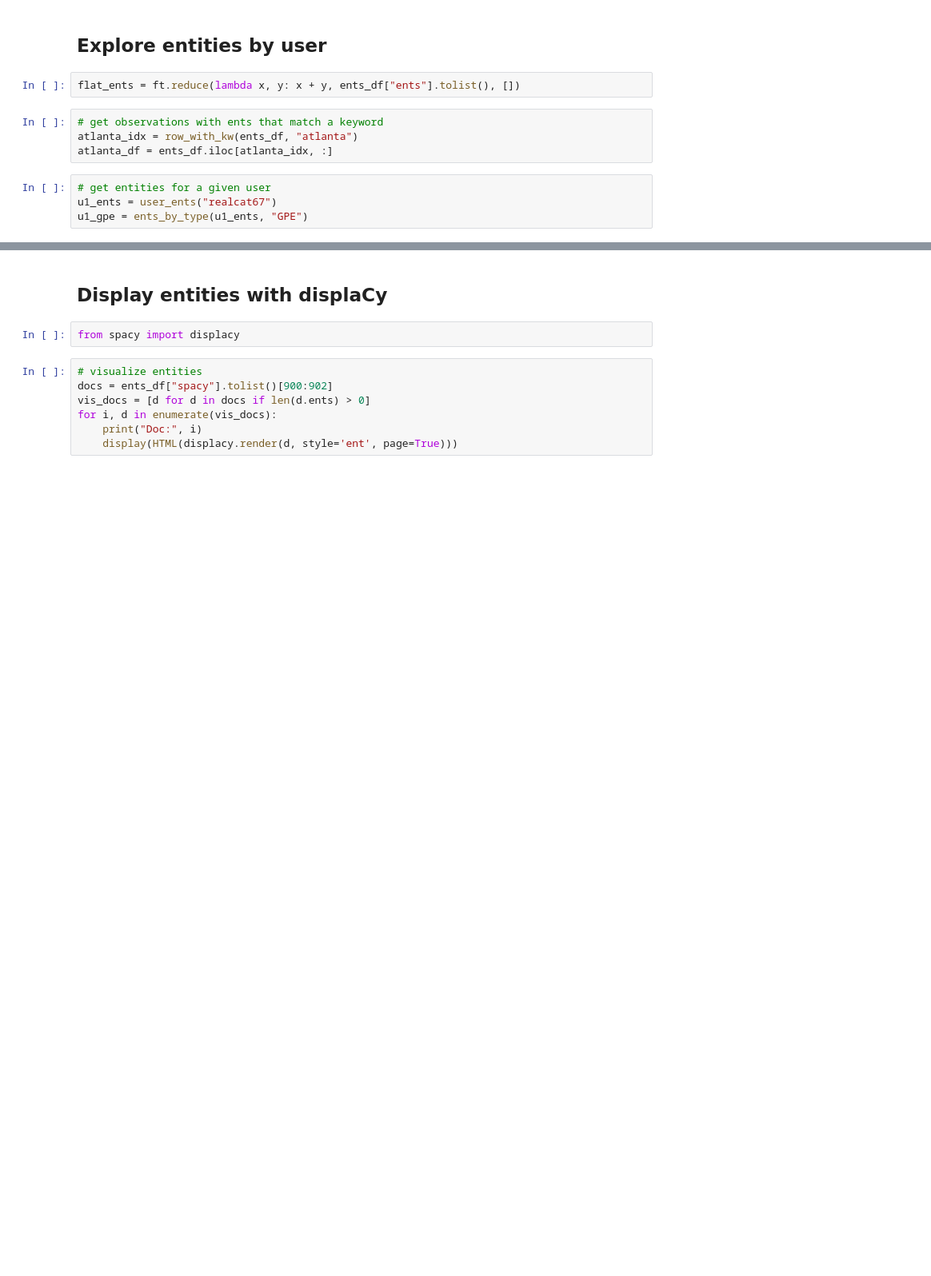
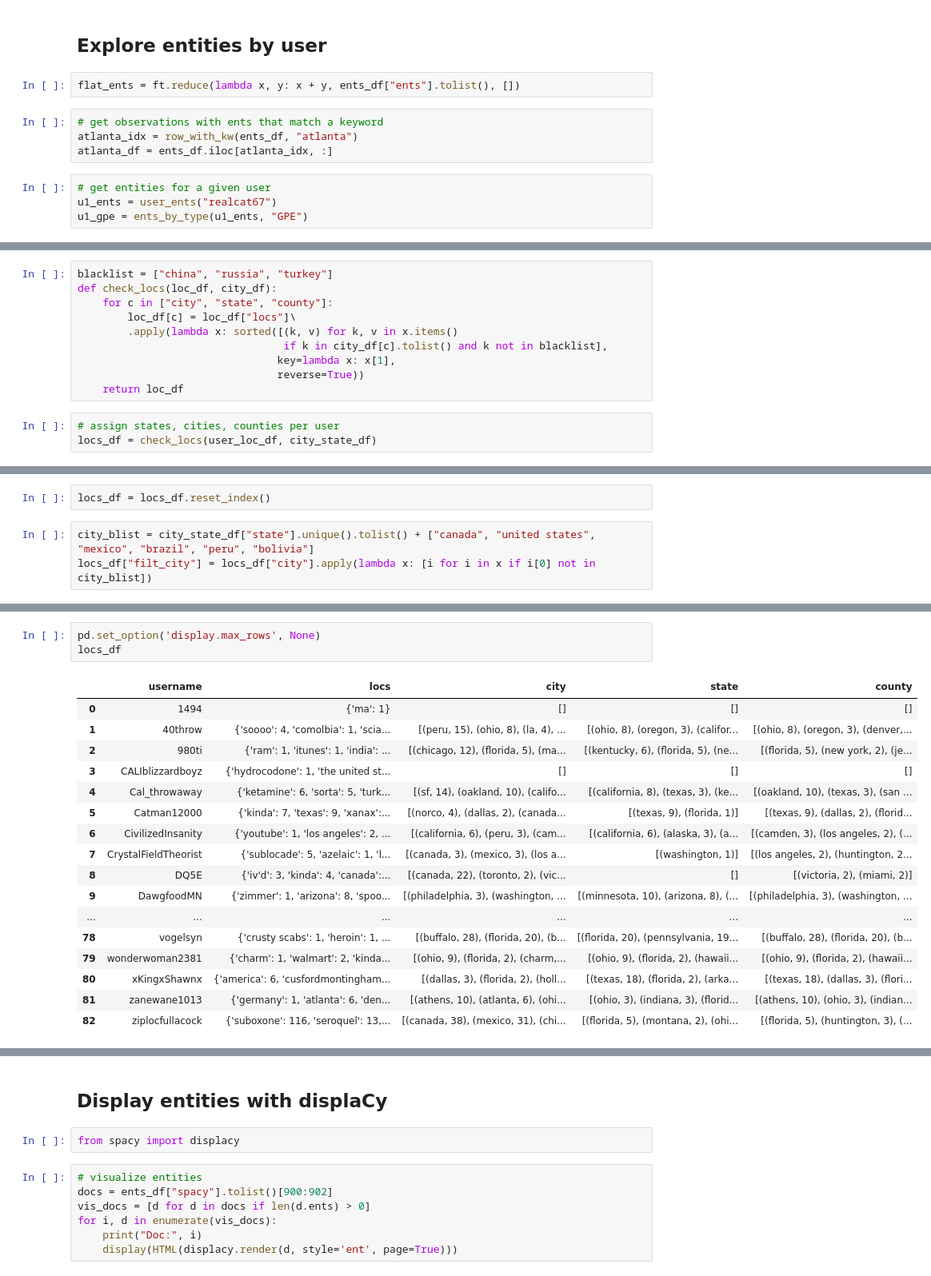
Before and after one commit to akilby/drug_pricing, a Jupyter notebook: explore.ipynb, the cells around one changed output, grey strips where cells are left out. Shown at 80% size. Saved outputs shown, nothing was run; the diff lists cells and outputs as text; blank space fills up the shorter version.

```diff
--- a/explore.ipynb
+++ b/explore.ipynb
@@ -185,0 +220,13 @@ u1_gpe = ents_by_type(u1_ents, "GPE")
+# %%
+blacklist = ["china", "russia", "turkey"]
+def check_locs(loc_df, city_df):
+    for c in ["city", "state", "county"]:
+        loc_df[c] = loc_df["locs"]\
+        .apply(lambda x: sorted([(k, v) for k, v in x.items()
+                                 if k in city_df[c].tolist() and k not in blacklist],
+                                key=lambda x: x[1],
+                                reverse=True))
+    return loc_df
+# %%
+# assign states, cities, counties per user
+locs_df = check_locs(user_loc_df, city_state_df)
@@ -185,0 +248,5 @@ u1_gpe = ents_by_type(u1_ents, "GPE")
+# %%
+locs_df = locs_df.reset_index()
+# %%
+city_blist = city_state_df["state"].unique().tolist() + ["canada", "united states", "mexico", "brazil", "peru", "bolivia"]
+locs_df["filt_city"] = locs_df["city"].apply(lambda x: [i for i in x if i[0] not in city_blist])
@@ -185,0 +262,21 @@ u1_gpe = ents_by_type(u1_ents, "GPE")
+# %%
+pd.set_option('display.max_rows', None)
+locs_df
+# %% [output]
+|  | username | locs | city | state | county |
+| 0 | 1494 | {'ma': 1} | [] | [] | [] |
+| 1 | 40throw | {'soooo': 4, 'comolbia': 1, 'scia... | [(peru, 15), (ohio, 8), (la, 4), ... | [(ohio, 8), (oregon, 3), (califor... | [(ohio, 8), (oregon, 3), (denver,... |
+| 2 | 980ti | {'ram': 1, 'itunes': 1, 'india': ... | [(chicago, 12), (florida, 5), (ma... | [(kentucky, 6), (florida, 5), (ne... | [(florida, 5), (new york, 2), (je... |
+| 3 | CALIblizzardboyz | {'hydrocodone': 1, 'the united st... | [] | [] | [] |
+| 4 | Cal_throwaway | {'ketamine': 6, 'sorta': 5, 'turk... | [(sf, 14), (oakland, 10), (califo... | [(california, 8), (texas, 3), (ke... | [(oakland, 10), (texas, 3), (san ... |
+| 5 | Catman12000 | {'kinda': 7, 'texas': 9, 'xanax':... | [(norco, 4), (dallas, 2), (canada... | [(texas, 9), (florida, 1)] | [(texas, 9), (dallas, 2), (florid... |
+| 6 | CivilizedInsanity | {'youtube': 1, 'los angeles': 2, ... | [(california, 6), (peru, 3), (cam... | [(california, 6), (alaska, 3), (a... | [(camden, 3), (los angeles, 2), (... |
+| 7 | CrystalFieldTheorist | {'sublocade': 5, 'azelaic': 1, 'l... | [(canada, 3), (mexico, 3), (los a... | [(washington, 1)] | [(los angeles, 2), (huntington, 2... |
+| 8 | DQ5E | {'iv'd': 3, 'kinda': 4, 'canada':... | [(canada, 22), (toronto, 2), (vic... | [] | [(victoria, 2), (miami, 2)] |
+| 9 | DawgfoodMN | {'zimmer': 1, 'arizona': 8, 'spoo... | [(philadelphia, 3), (washington, ... | [(minnesota, 10), (arizona, 8), (... | [(philadelphia, 3), (washington, ... |
+| ... | ... | ... | ... | ... | ... |
+| 78 | vogelsyn | {'crusty scabs': 1, 'heroin': 1, ... | [(buffalo, 28), (florida, 20), (b... | [(florida, 20), (pennsylvania, 19... | [(buffalo, 28), (florida, 20), (b... |
+| 79 | wonderwoman2381 | {'charm': 1, 'walmart': 2, 'kinda... | [(ohio, 9), (florida, 2), (charm,... | [(ohio, 9), (florida, 2), (hawaii... | [(ohio, 9), (florida, 2), (hawaii... |
+| 80 | xKingxShawnx | {'america': 6, 'cusfordmontingham... | [(dallas, 3), (florida, 2), (holl... | [(texas, 18), (florida, 2), (arka... | [(texas, 18), (dallas, 3), (flori... |
+| 81 | zanewane1013 | {'germany': 1, 'atlanta': 6, 'den... | [(athens, 10), (atlanta, 6), (ohi... | [(ohio, 3), (indiana, 3), (florid... | [(athens, 10), (ohio, 3), (indian... |
+| 82 | ziplocfullacock | {'suboxone': 116, 'seroquel': 13,... | [(canada, 38), (mexico, 31), (chi... | [(florida, 5), (montana, 2), (ohi... | [(florida, 5), (huntington, 3), (... |
```
Also changed, not shown: parts of 28 cells of this notebook.
